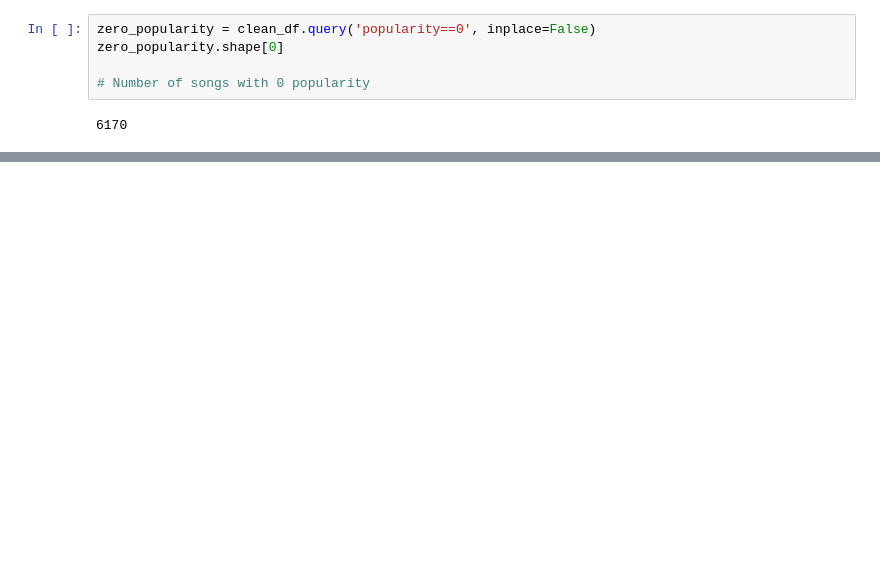
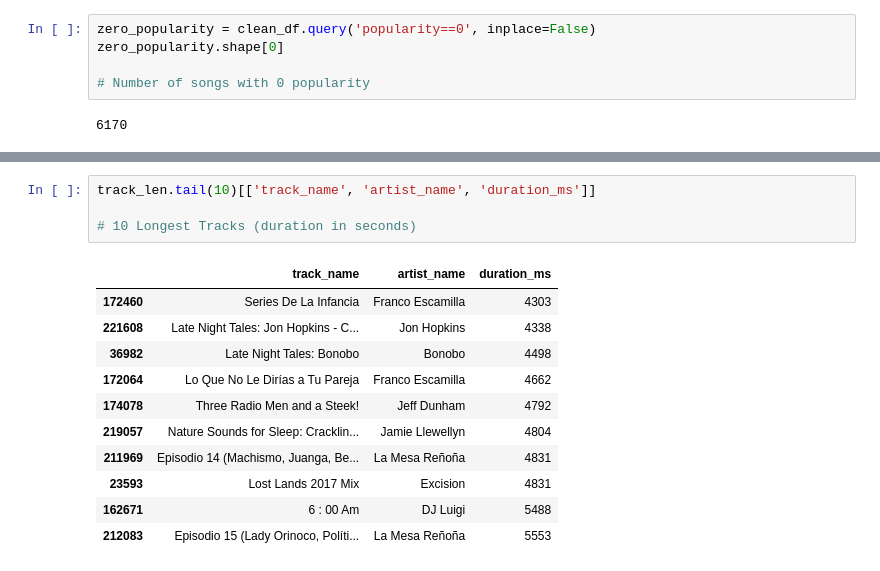
Before and after one commit to AtharvaTaras/Spotify-EDA, a Jupyter notebook: Spotify.ipynb, the cells around one changed output, grey strips where cells are left out. Saved outputs shown, nothing was run; the diff lists cells and outputs as text; blank space fills up the shorter version.

```diff
--- a/Spotify.ipynb
+++ b/Spotify.ipynb
@@ -133,0 +153,16 @@ zero_popularity.shape[0]
+# %%
+track_len.tail(10)[['track_name', 'artist_name', 'duration_ms']]
+
+# 10 Longest Tracks (duration in seconds)
+# %% [output]
+|  | track_name | artist_name | duration_ms |
+| 172460 | Series De La Infancia | Franco Escamilla | 4303 |
+| 221608 | Late Night Tales: Jon Hopkins - C... | Jon Hopkins | 4338 |
+| 36982 | Late Night Tales: Bonobo | Bonobo | 4498 |
+| 172064 | Lo Que No Le Dirías a Tu Pareja | Franco Escamilla | 4662 |
+| 174078 | Three Radio Men and a Steek! | Jeff Dunham | 4792 |
+| 219057 | Nature Sounds for Sleep: Cracklin... | Jamie Llewellyn | 4804 |
+| 211969 | Episodio 14 (Machismo, Juanga, Be... | La Mesa Reñoña | 4831 |
+| 23593 | Lost Lands 2017 Mix | Excision | 4831 |
+| 162671 | 6 : 00 Am | DJ Luigi | 5488 |
+| 212083 | Episodio 15 (Lady Orinoco, Políti... | La Mesa Reñoña | 5553 |
```
Also changed, not shown: parts of 4 cells of this notebook.
